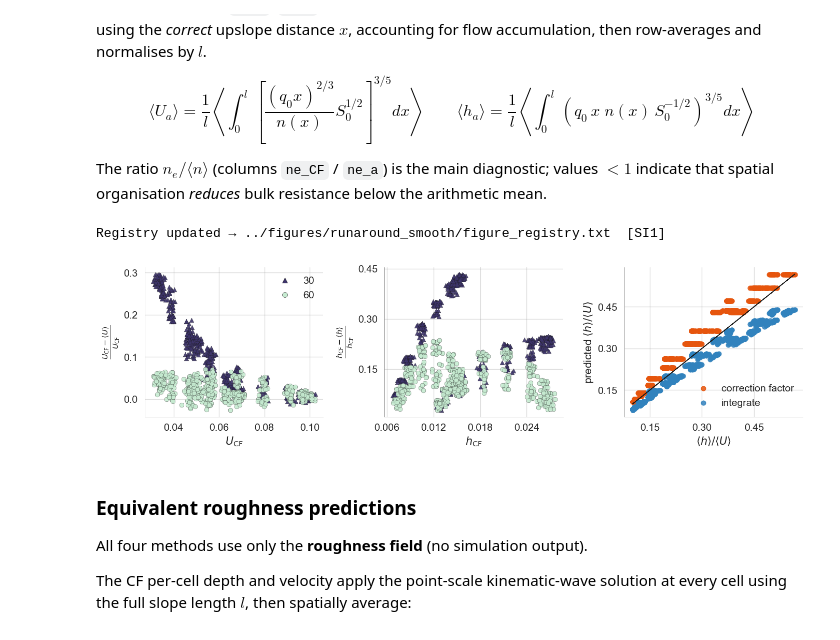
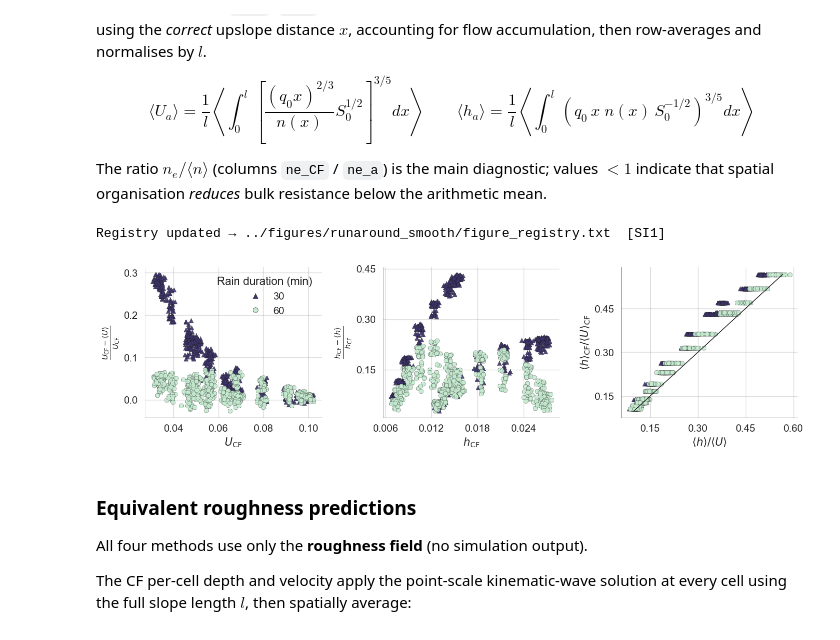
Before and after one commit to octavia-crompton/roughness-scale, a Jupyter notebook: notebooks/roughness_scale-cf.ipynb, the cells around one changed output. Cells and saved outputs as stored; diff of their text form; code cells hidden in the pictures.

```diff
--- a/notebooks/roughness_scale-cf.ipynb
+++ b/notebooks/roughness_scale-cf.ipynb
@@ -121,17 +121,16 @@ def plot_CF_errors(df, color_by=None, tr_max=60, figsize=(14, 4),
     Three-panel correction-factor diagnostic plot.
 
     Panels 1 & 2: relative U and h errors vs CF values, colored by `color_by`.
-    Panel  3:     h/U identity comparison; correction factor in `color_cf`,
-                  integrate in `color_int`.
+    Panel  3:     h/U identity — correction factor only, colored by `color_by`.
 
     Parameters
     ----------
     df        : DataFrame containing the run summary (e.g. `summary`)
-    color_by  : column to use for coloring panels 1 & 2
+    color_by  : column to use for coloring all three panels
     tr_max    : upper limit on `tr` for subsetting (inclusive)
     figsize   : figure size tuple
-    color_cf  : color for 'correction factor' points in panel 3
-    color_int : color for 'integrate' points in panel 3
+    color_cf  : (unused, kept for API compat)
+    color_int : (unused, kept for API compat)
     jitter    : std-dev of Gaussian x-jitter (as fraction of x range)
     """
     from matplotlib.lines import Line2D
@@ -146,7 +145,7 @@ def plot_CF_errors(df, color_by=None, tr_max=60, figsize=(14, 4),
         _vt = sub['veg_type'].unique()
         color_by = 'aniso' if set(_vt) == {'blob'} else 'veg_type'
 
-    # ── build color + marker scheme for panels 1 & 2 ─────────────────────────
+    # ── build color + marker scheme ──────────────────────────────────────────
     def _build_color_scheme(data, col):
         if col not in data.columns:
             raise ValueError(f"Column '{col}' not found. Available: {list(data.columns)}")
@@ -194,6 +193,8 @@ def plot_CF_errors(df, color_by=None, tr_max=60, figsize=(14, 4),
                 color_list = [cmap_fn(i / max(len(cats_ord)-1, 1)) for i in range(len(cats_ord))]
             title = col
         marker_list = [_marker_pool[i % len(_marker_pool)] for i in range(len(cat_labels))]
+        # Force legend title for rain duration
+        legend_title = 'Rain duration (min)' if col == 'tr' else title
         legend_handles = [
             Line2D([0], [0], marker=marker_list[i], color='none',
                    markerfacecolor=color_list[i],
@@ -201,7 +202,7 @@ def plot_CF_errors(df, color_by=None, tr_max=60, figsize=(14, 4),
                    label=cat_labels[i])
             for i in range(len(cat_labels))
         ]
-        return codes, cat_labels, color_list, marker_list, legend_handles, title
+        return codes, cat_labels, color_list, marker_list, legend_handles, legend_title
 
     codes, cat_labels, colors, markers, leg_handles, leg_title = _build_color_scheme(sub, color_by)
 
@@ -230,7 +231,7 @@ def plot_CF_errors(df, color_by=None, tr_max=60, figsize=(14, 4),
     axes[0].set_ylabel(r"$\frac{U_{\rm CF}-\langle U\rangle}{U_{\rm CF}}$", fontsize=fs_label)
     axes[0].tick_params(labelsize=fs_tick)
     axes[0].grid(True, alpha=0.25)
-    axes[0].legend(handles=leg_handles, frameon=False, loc='best',
+    axes[0].legend(handles=leg_handles, frameon=False, title='Rain duration (min)', loc='best',
                    fontsize=fs_leg)
 
     # Panel 2 – h error vs h_CF
@@ -242,16 +243,14 @@ def plot_CF_errors(df, color_by=None, tr_max=60, figsize=(14, 4),
     axes[1].tick_params(labelsize=fs_tick)
     axes[1].grid(True, alpha=0.25)
 
-    # Panel 3 – h/U identity (own fixed colors, independent of color_by)
+    # Panel 3 – h/U identity (correction factor only, colored by same scheme)
     hU = sub['<h>'] / sub['<U>']
-    axes[2].plot(hU, hU, lw=1, color='k')
-    axes[2].scatter(hU, sub['<h>_CF'] / sub['<U>_CF'],
-                    c=color_cf,  label='correction factor', s=40, alpha=0.85)
-    axes[2].scatter(hU, sub['<ha>']  / sub['<Ua>'],
-                    c=color_int, label='integrate',          s=40, alpha=0.85)
-    axes[2].legend(frameon=False, loc='best', fontsize=fs_leg)
+    axes[2].plot([hU.min(), hU.max()], [hU.min(), hU.max()], lw=1, color='k')
+    _scatter(axes[2],
+             hU,
+             sub['<h>_CF'] / sub['<U>_CF'])
     axes[2].set_xlabel(r"$\langle h\rangle/\langle U\rangle$", fontsize=fs_label)
-    axes[2].set_ylabel(r"predicted $\langle h\rangle/\langle U\rangle$", fontsize=fs_label)
+    axes[2].set_ylabel(r"$\langle h\rangle_{\rm CF}/\langle U\rangle_{\rm CF}$", fontsize=fs_label)
     axes[2].tick_params(labelsize=fs_tick)
     axes[2].grid(True, alpha=0.25)
 
@@ -261,36 +260,36 @@ def plot_CF_errors(df, color_by=None, tr_max=60, figsize=(14, 4),
 
     plt.tight_layout()
     return fig
 
 
 # ── call ──────────────────────────────────────────────────────────────────────
 COLOR_BY = 'tr'   # None = auto ('aniso' if only blobs, else 'veg_type'); or set explicitly: 'sigma', 'fV', 'tr', ...
 fig = plot_CF_errors(summary, color_by=COLOR_BY)
 
 
 # ── save as SI figure ─────────────────────────────────────────────────────────
 
 _fig_dir, _, _ = _fig_dirs()
 
 _si1_name = 'SI1_CF_errors_3panel.png'
 
 fig.savefig(_os.path.join(_fig_dir, _si1_name), dpi=300, bbox_inches='tight')
 
 update_figure_registry(
     'SI1', _si1_name,
     description=(
         'Three-panel correction-factor diagnostic.\n'
         f'Panels 1 & 2: relative U and h errors vs CF values, coloured by {COLOR_BY}.\n'
-        'Panel 3: h/U identity comparison (correction factor vs integrate).\n'
+        'Panel 3: h/U identity comparison (correction factor only).\n'
     ),
     concise=(
         f'CF diagnostic coloured by {COLOR_BY}: '
-        'relative U and h errors vs CF values, plus h/U identity comparison.'
+        'relative U and h errors vs CF values, plus h/U identity for correction factor.'
     ),
 )
 # %% [output]
 Registry updated → ../figures/runaround_smooth/figure_registry.txt  [SI1]
-[figure, old version]
+[figure, new version]
 # %% [markdown]
 ### Equivalent roughness predictions
 
```
Also changed, not shown: 10 other files.
